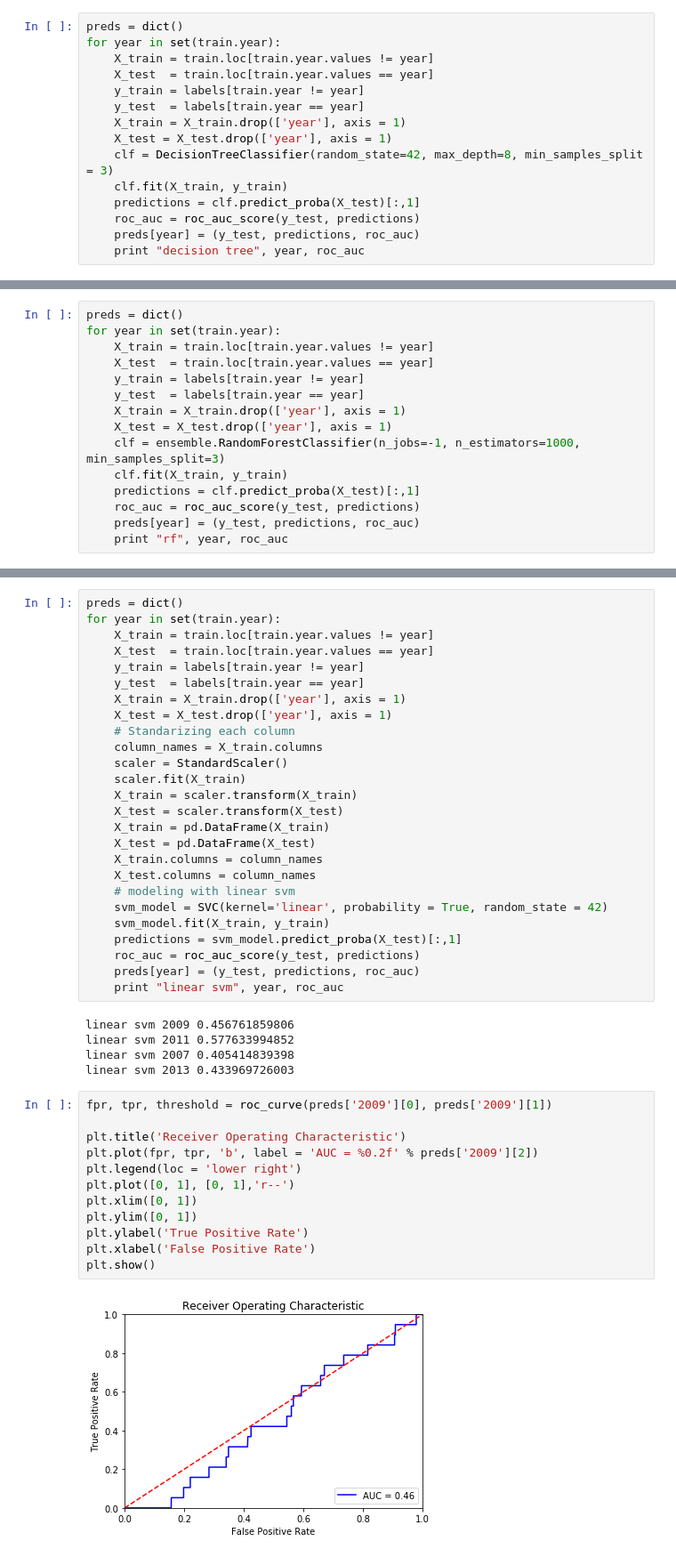
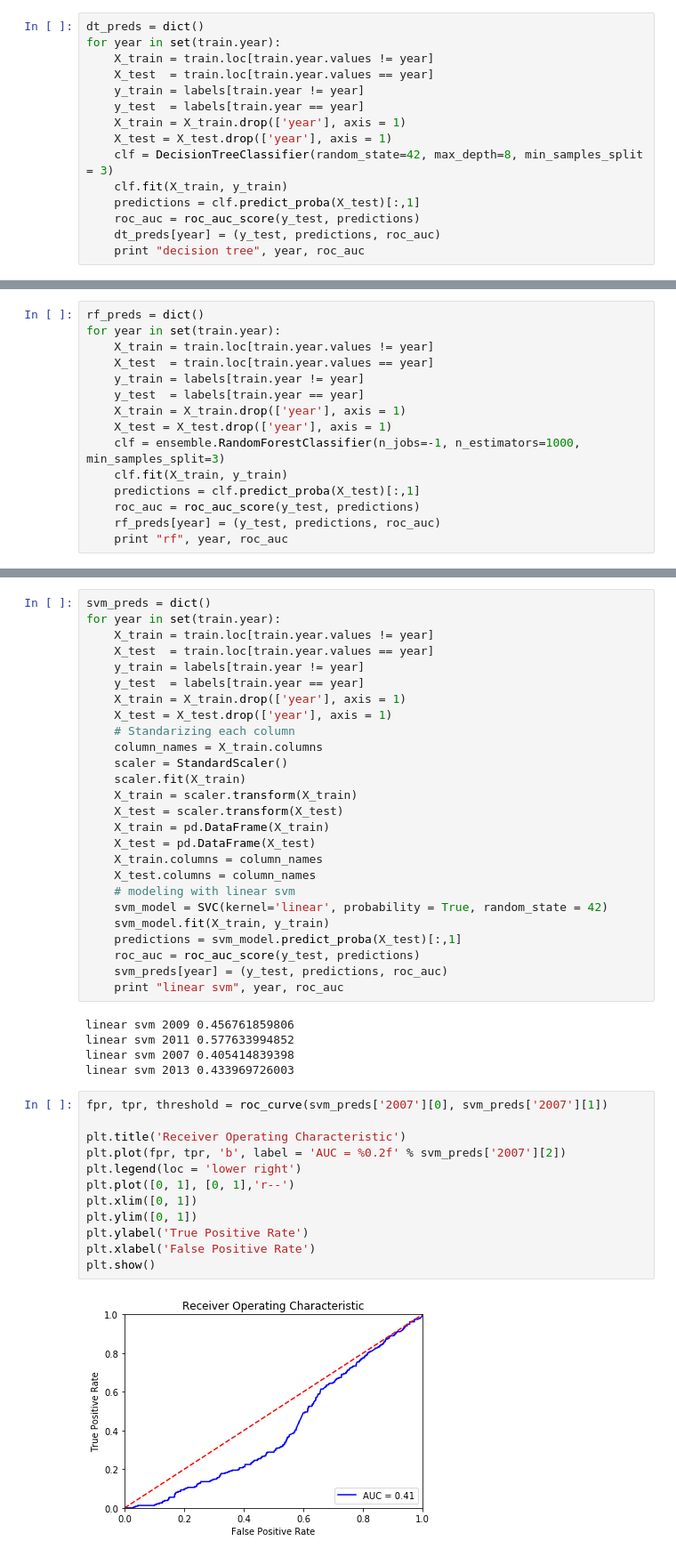
Before and after one commit to yupei1990/EECS571_Project_Kaggle_West_Nile_Virus, a Jupyter notebook: scripts/west_nile_virus.ipynb, the cells around one changed output, grey strips where cells are left out. Shown: that part at 89% size. Saved outputs shown, nothing was run; the diff lists cells and outputs as text.

Commit message:
update plots

```diff
--- a/scripts/west_nile_virus.ipynb
+++ b/scripts/west_nile_virus.ipynb
@@ -73,7 +73,7 @@ train = train.loc[:, ["Species", "Tmax_x", "PrecipTotal_x", "month", "day", "yea
 # %% [markdown]
 ## Train Test split based on year and train classifiers
 # %%
-preds = dict()
+dt_preds = dict()
 for year in set(train.year):
     X_train = train.loc[train.year.values != year]
     X_test  = train.loc[train.year.values == year]
@@ -85,7 +85,7 @@ for year in set(train.year):
     clf.fit(X_train, y_train)
     predictions = clf.predict_proba(X_test)[:,1]
     roc_auc = roc_auc_score(y_test, predictions)
-    preds[year] = (y_test, predictions, roc_auc)
+    dt_preds[year] = (y_test, predictions, roc_auc)
     print "decision tree", year, roc_auc
 # %% [output]
 decision tree 2009 0.730682086382
@@ -95,5 +109,5 @@ decision tree 2013 0.725765546566
 # %%
-preds = dict()
+rf_preds = dict()
 for year in set(train.year):
     X_train = train.loc[train.year.values != year]
     X_test  = train.loc[train.year.values == year]
@@ -105,6 +119,6 @@ for year in set(train.year):
     clf.fit(X_train, y_train)
     predictions = clf.predict_proba(X_test)[:,1]
     roc_auc = roc_auc_score(y_test, predictions)
-    preds[year] = (y_test, predictions, roc_auc)
+    rf_preds[year] = (y_test, predictions, roc_auc)
     print "rf", year, roc_auc
 # %% [output]
@@ -129,5 +143,5 @@ plt.show()
 # %%
-preds = dict()
+svm_preds = dict()
 for year in set(train.year):
     X_train = train.loc[train.year.values != year]
     X_test  = train.loc[train.year.values == year]
@@ -150,7 +164,7 @@ for year in set(train.year):
     svm_model.fit(X_train, y_train)
     predictions = svm_model.predict_proba(X_test)[:,1]
     roc_auc = roc_auc_score(y_test, predictions)
-    preds[year] = (y_test, predictions, roc_auc)
+    svm_preds[year] = (y_test, predictions, roc_auc)
     print "linear svm", year, roc_auc
 # %% [output]
 linear svm 2009 0.456761859806
@@ -158,16 +172,16 @@ linear svm 2011 0.577633994852
 linear svm 2007 0.405414839398
 linear svm 2013 0.433969726003
 # %%
-fpr, tpr, threshold = roc_curve(preds['2009'][0], preds['2009'][1])
+fpr, tpr, threshold = roc_curve(svm_preds['2007'][0], svm_preds['2007'][1])
 
 plt.title('Receiver Operating Characteristic')
-plt.plot(fpr, tpr, 'b', label = 'AUC = %0.2f' % preds['2009'][2])
+plt.plot(fpr, tpr, 'b', label = 'AUC = %0.2f' % svm_preds['2007'][2])
 plt.legend(loc = 'lower right')
 plt.plot([0, 1], [0, 1],'r--')
 plt.xlim([0, 1])
 plt.ylim([0, 1])
 plt.ylabel('True Positive Rate')
 plt.xlabel('False Positive Rate')
 plt.show()
 # %% [output]
-[figure, old version]
+[figure, new version]
```
Also changed, not shown: parts of 7 cells of this notebook, 3 other files.
